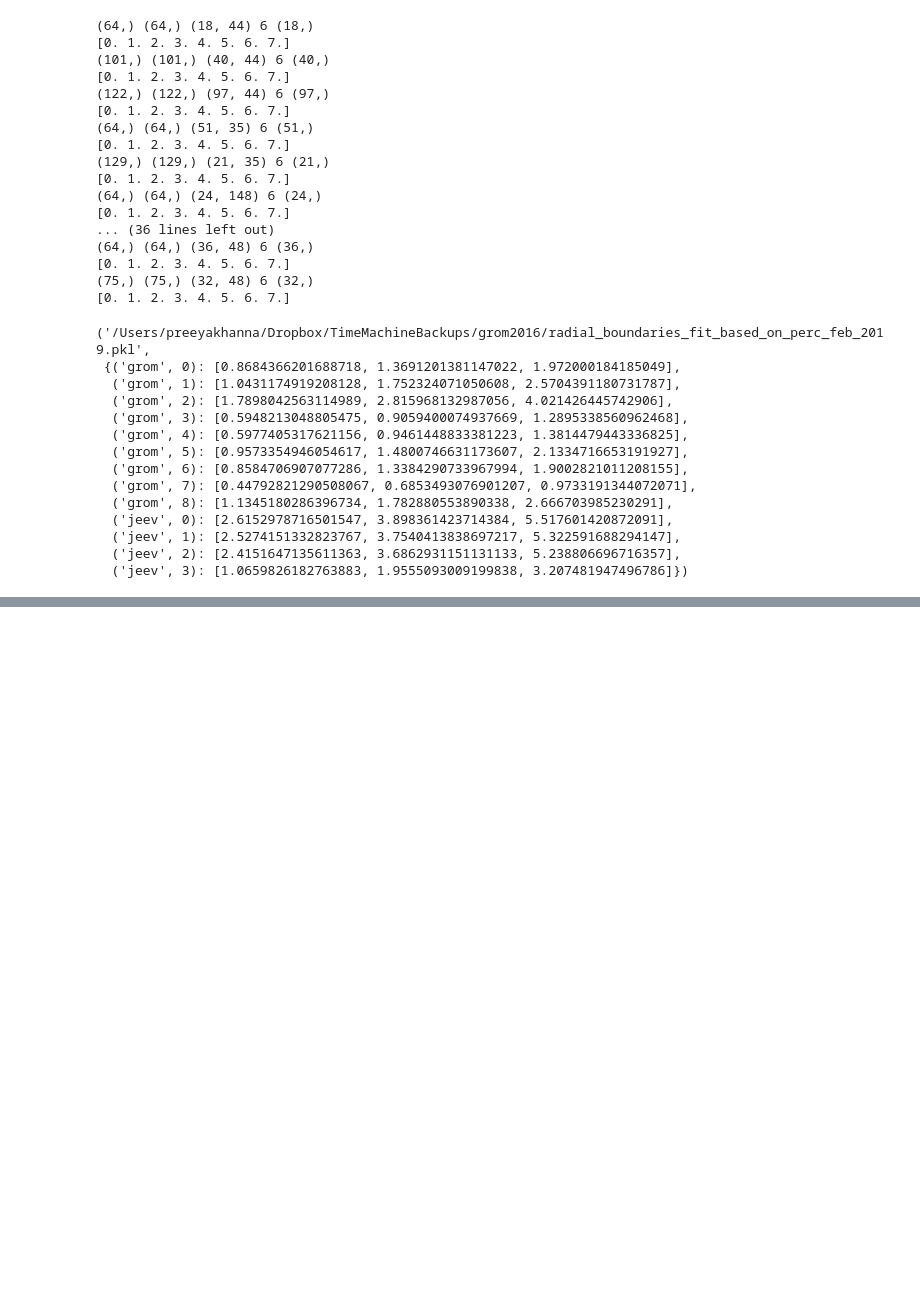
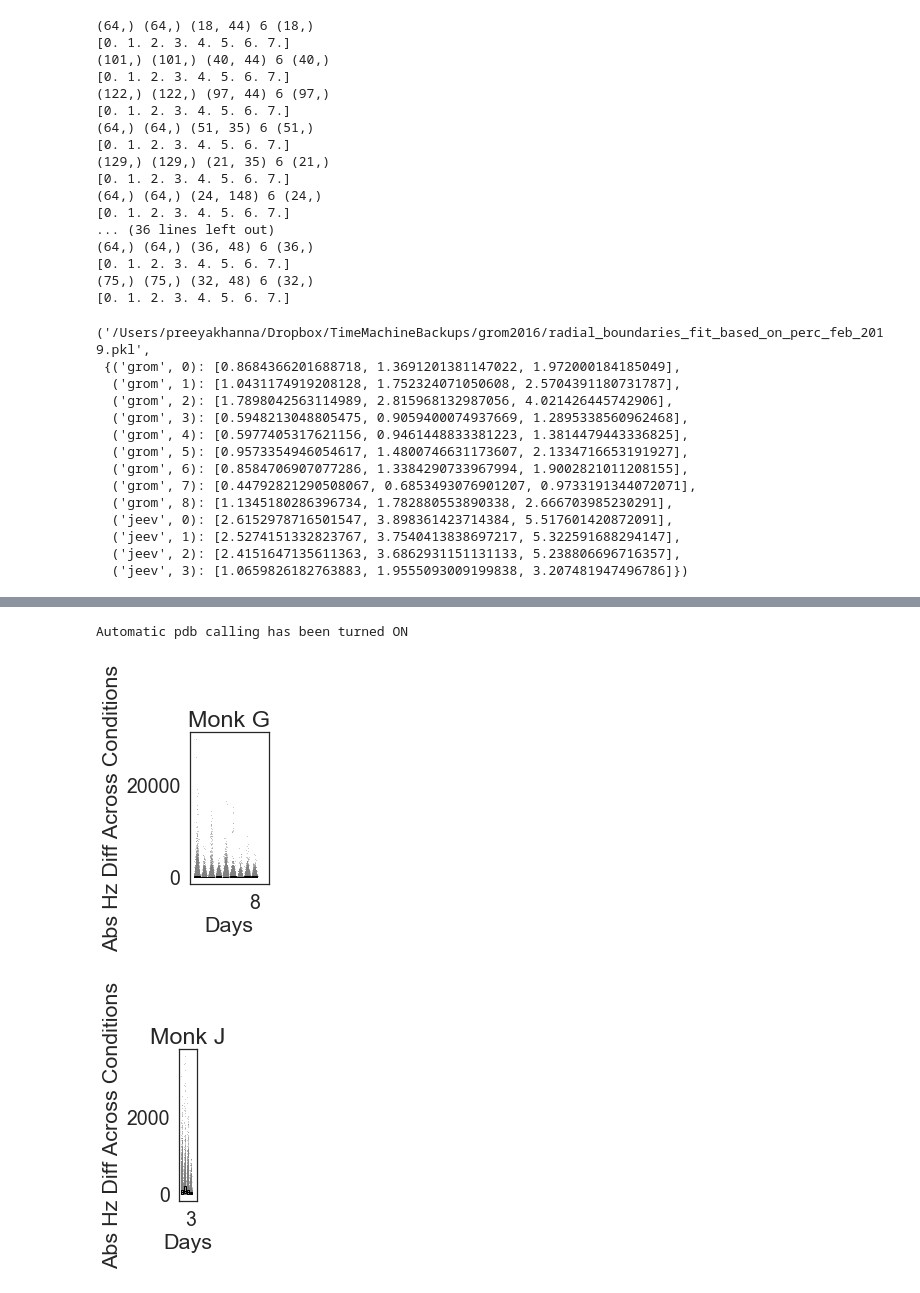
Before and after one commit to pkhanna104/bmi_dynamics_code, a Jupyter notebook: notebooks/Fig 2 | mean and cov FR diffs.ipynb, the cells around one changed output, grey strips where cells are left out. Cells and saved outputs as stored; diff of their text form; code cells hidden in the pictures; blank space fills up the shorter version.

```diff
--- a/notebooks/Fig 2 | mean and cov FR diffs.ipynb
+++ b/notebooks/Fig 2 | mean and cov FR diffs.ipynb
@@ -77 +88,21 @@ co_obs_tuning_curves_fig3.distrib_of_neural_pushs_by_day()
 co_obs_tuning_curves_fig3.plot_all()
+# %%
+pdb
+# %% [output]
+Automatic pdb calling has been turned ON
+# %%
+###################################################
+############## NEW PLOTS #####################
+###################################################
+
+### Mean diffs ###
+#plot_generated_models.plot_real_mean_diffs(plot_disc=True, cov=False)
+
+### Cov diffs ###
+plot_generated_models.plot_real_mean_diffs(plot_disc=False, cov=True)
+
+
+#### TODO -- add controls for changes over time ####
+# %% [output]
+[figure, added]
+[figure, added]
```
Also changed, not shown: parts of 5 cells of this notebook, 1 other file.
